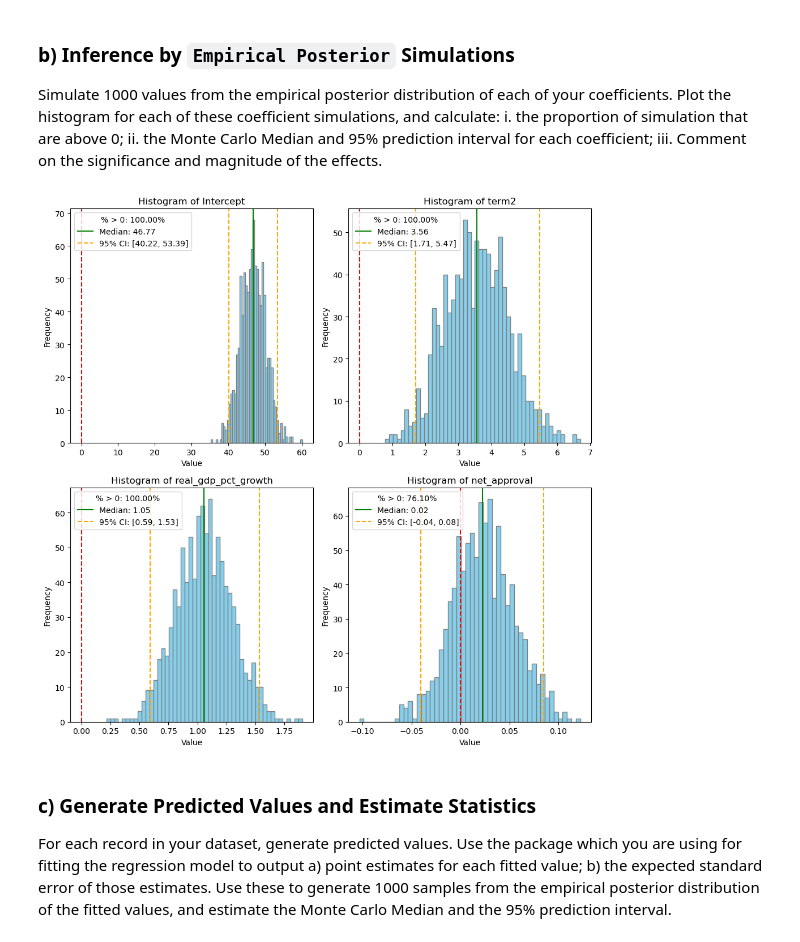
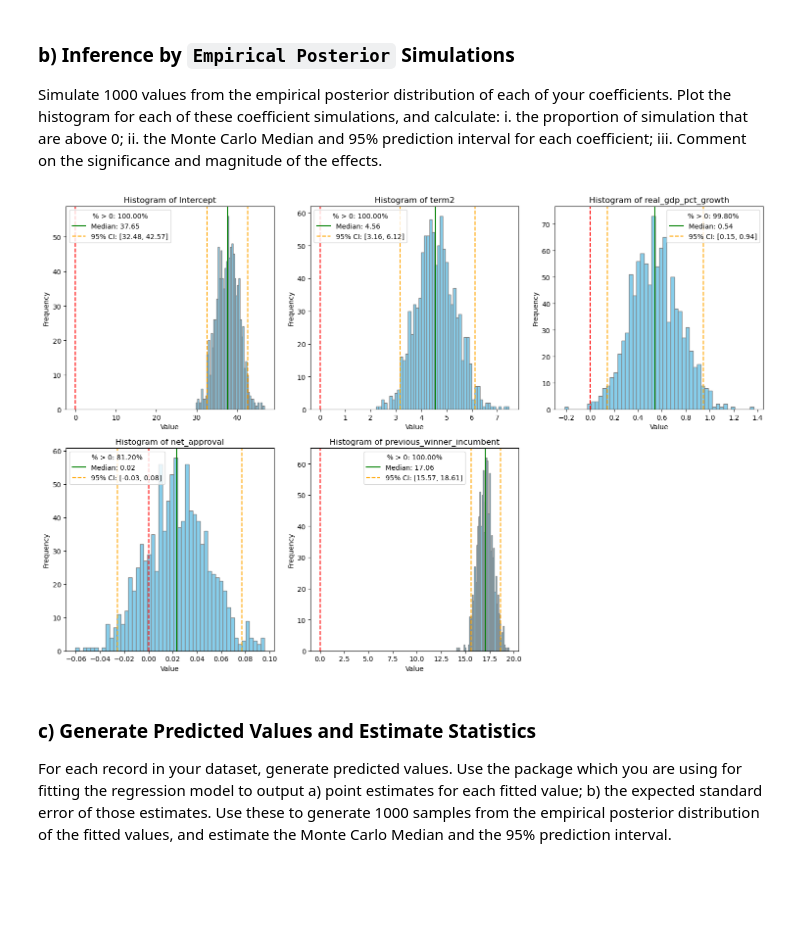
Before and after one commit to alicja-a-d/group_camp_week, a Jupyter notebook: Workshop I - Foundations of Linear Regression.ipynb, the cells around one changed output. Drawn from its saved outputs; the diff is of its cells as text; code cells hidden in the pictures; blank space fills up the shorter version.

```diff
--- a/Workshop I - Foundations of Linear Regression.ipynb
+++ b/Workshop I - Foundations of Linear Regression.ipynb
@@ -96,7 +96,7 @@ for index, row in df.iterrows():
 # Now we can focus on the incumbent party, and focus our analysis to ask `what is the chance that the share of the vote the incmumbent will get ?
 df['incumbent_dummy'] = np.where(df['incumbent_party']==df['party_simplified'],1,0)
 df = df[df['incumbent_dummy'] == 1]
-
+incumbant = df[['year', 'state', 'incumbent_party', 'incumbent_dummy']]
 # and we only need a few variables
 df = df[['year','state','pct_2p_vote','term2']]
 # %%
@@ -167,6 +167,27 @@ aux_app = aux_app[['year','net_approval']]
 
 # merge with election results dataset
 df = pd.merge(df, aux_app, on='year', how='left')
+# %%
+previous = pd.read_csv('variables/previous_winners.csv')
+previous['year'] = previous['year'] + 4
+previous = previous[['state', 'year', 'party_simplified']]
+previous['previous_winner_democrat'] = np.where(previous['party_simplified'] == 'DEMOCRAT', 1,
+                                        np.where(previous['party_simplified'] == 'REPUBLICAN', 0,
+                                        previous['party_simplified']))
+
+previous_2024 = previous[previous['year'] == 2024].reset_index(drop=True)
+
+previous = pd.merge(previous, incumbant, on=['state', 'year'])
+
+conditions = [
+    (previous['previous_winner_democrat'] == 1) & (previous['incumbent_party'] == 'DEMOCRAT'),
+    (previous['previous_winner_democrat'] == 0) & (previous['incumbent_party'] == 'REPUBLICAN')
+]
+
+previous['previous_winner_incumbent'] = np.where(conditions[0] | conditions[1], 1, 0)
+previous
+
+df = pd.merge(df, previous[['year', 'state', 'previous_winner_incumbent']], on=['state', 'year'])
 # %%
 # Let's see the results of our effors
 display(df)
@@ -191,7 +212,7 @@ df.to_csv('clean_TFC_data.csv', index=False)
 ### Now we estimate the `time for change` regression
 # %%
 import pandas as pd
-import statsmodels.api as sm
+from sklearn.linear_model import LinearRegression
 
 # Define your design matrix and your target variable
 
@@ -202,7 +223,7 @@ state_dummies = pd.get_dummies(df['state'], prefix='state', drop_first=True)
 temp = pd.concat([df, state_dummies], axis=1)
 
 # Specify the columns to be included in X. Ensure all are numeric
-X = temp[['term2', 'real_gdp_pct_growth', 'net_approval'] +
+X = temp[['term2', 'real_gdp_pct_growth', 'net_approval', 'previous_winner_incumbent'] +
          state_dummies.columns.tolist()].astype(float)
 y = temp['pct_2p_vote']
 
@@ -211,6 +232,7 @@ X_with_const = sm.add_constant(X)
 display(X)
 
 # Fit the model
-model = sm.OLS(y, X_with_const).fit()
-print(model.summary())
+model = LinearRegression()
+model.fit(X, y)
+#print(model.summary())
 # %% [output]
@@ -255,7 +261,7 @@ import matplotlib.pyplot as plt
 coeff_samples = np.random.multivariate_normal(model.params, model.cov_params(), 1000)
 
 # define param names
-parameter_names = ['Intercept','term2','real_gdp_pct_growth','net_approval']#model.params.index.tolist()
+parameter_names = ['Intercept','term2','real_gdp_pct_growth','net_approval', 'previous_winner_incumbent']#model.params.index.tolist()
 n_params = len(parameter_names)  # Number of parameters
 
 # Adjust rows and columns for plotting
@@ -267,34 +273,34 @@ n_cols = (n_plots + n_rows - 1) // n_rows  # Calculate columns needed, ensuring
 fig, axes = plt.subplots(n_rows, n_cols, figsize=(n_cols * 5, n_rows * 5), squeeze=False)  # Make sure axes is always a 2D array
 
 # Flatten axes array for easier iteration
 axes_flat = axes.flatten()
 
 for i, name in enumerate(parameter_names):
     mean_val = np.mean(coeff_samples[:, i])
     median_val = np.median(coeff_samples[:, i])
     confidence_interval = np.percentile(coeff_samples[:, i], [2.5, 97.5])
     percent_positive = np.mean(coeff_samples[:, i] > 0) * 100  # Percentage of simulations > 0
 
     ax = axes_flat[i]
     ax.hist(coeff_samples[:, i], bins=50, color='skyblue', edgecolor='gray')
     ax.axvline(x=median_val, color='green', linestyle='-', label=f'Median: {median_val:.2f}')
     ax.axvline(x=confidence_interval[0], color='orange', linestyle='--', label=f'95% CI: [{confidence_interval[0]:.2f}, {confidence_interval[1]:.2f}]')
     ax.axvline(x=confidence_interval[1], color='orange', linestyle='--')
     ax.axvline(x=0, color='red', linestyle='--')
     ax.set_title(f'Histogram of {name}')
     ax.set_xlabel('Value')
     ax.set_ylabel('Frequency')
     ax.legend(title=f'% > 0: {percent_positive:.2f}%')
 
 # Hide any unused subplots
 for j in range(i + 1, n_rows * n_cols):
     fig.delaxes(axes_flat[j])
 
 # Adjust layout for better spacing
 plt.tight_layout()
 plt.show()
 # %% [output]
-[figure, old version]
+[figure, new version]
 # %% [markdown]
 ### c) Generate Predicted Values and Estimate Statistics
 
```
Also changed, not shown: parts of 5 cells of this notebook, 5 other files.
